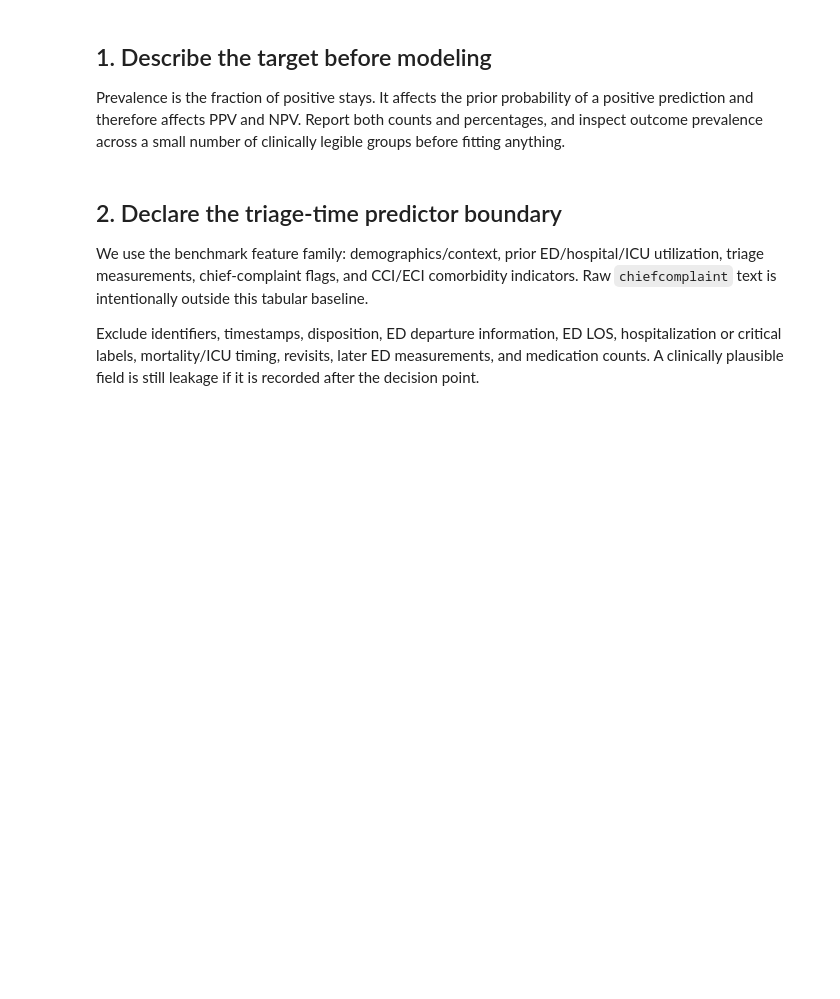
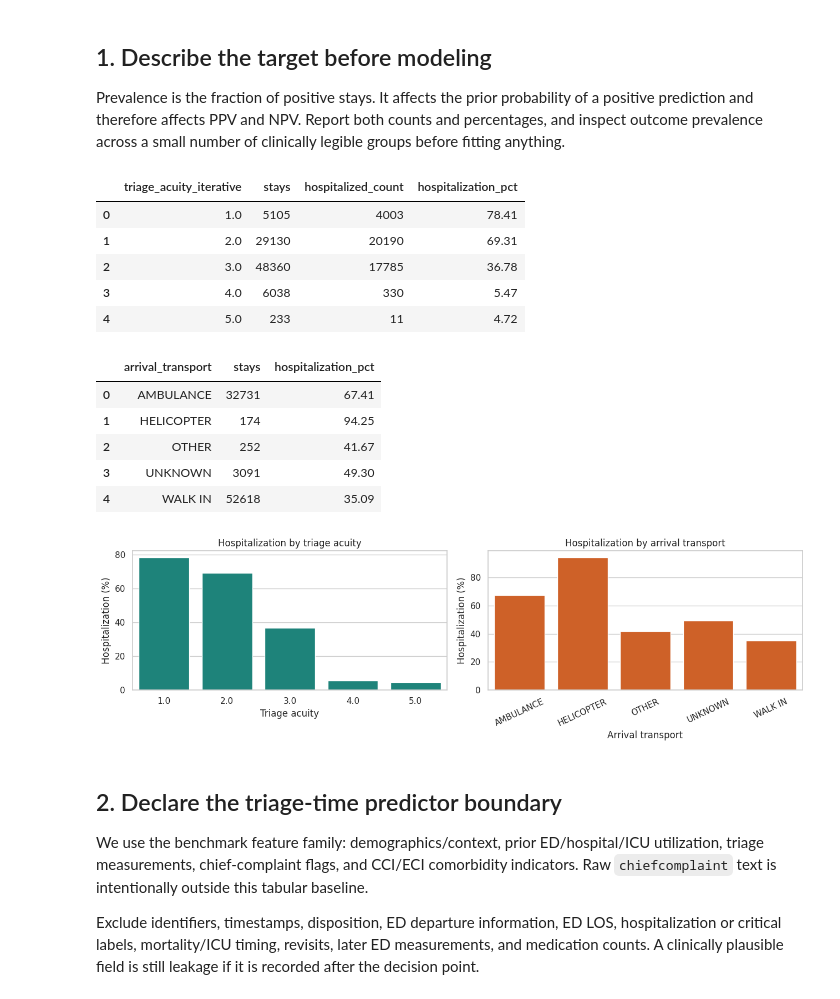
Before and after one commit to waziz786/MedML-toolbox, a Jupyter notebook: notebooks/04_M4_Hospitalization_Analysis.ipynb, the cells around one changed output. Cells and saved outputs as stored; diff of their text form; code cells hidden in the pictures; blank space fills up the shorter version.

```diff
--- a/notebooks/04_M4_Hospitalization_Analysis.ipynb
+++ b/notebooks/04_M4_Hospitalization_Analysis.ipynb
@@ -51,7 +51,7 @@ output_override = os.getenv("MEDML_OUTPUT_DIR")
 OUTPUT_DIR = Path(output_override).expanduser() if output_override else REPO_ROOT / "outputs"
 OUTPUT_DIR.mkdir(parents=True, exist_ok=True)
 
-DATA_PATH = OUTPUT_DIR / "M1_dataset_for_next_module.csv"
+DATA_PATH = OUTPUT_DIR / "/content/M1_dataset_for_next_module (1).csv"
 if not DATA_PATH.exists():
     raise FileNotFoundError(
         "M1 handoff not found. Run Module 1 first, or set MEDML_OUTPUT_DIR "
@@ -76,29 +86,45 @@ display(target_audit.round(2))
 ## 1. Describe the target before modeling
 
 Prevalence is the fraction of positive stays. It affects the prior probability of a positive prediction and therefore affects PPV and NPV. Report both counts and percentages, and inspect outcome prevalence across a small number of clinically legible groups before fitting anything.
+# %%
+df['triage_acuity_iterative']= df['triage_acuity_iterative'].round()
 # %%
 hospitalization_by_acuity = (
-    df.groupby("triage_acuity", dropna=False)
+    df.groupby("triage_acuity_iterative", dropna=False)
     .agg(stays=("stay_id", "size"), hospitalized_count=(TARGET_COLUMN, "sum"), hospitalization_pct=(TARGET_COLUMN, "mean"))
     .reset_index()
 )
 hospitalization_by_acuity["hospitalization_pct"] *= 100
 arrival_hospitalization = (
     df.groupby("arrival_transport", dropna=False)
     .agg(stays=("stay_id", "size"), hospitalization_pct=(TARGET_COLUMN, "mean"))
     .reset_index()
 )
 arrival_hospitalization["hospitalization_pct"] *= 100
 display(hospitalization_by_acuity.round(2))
 display(arrival_hospitalization.round(2))
 fig, axes = plt.subplots(1, 2, figsize=(13, 4))
-sns.barplot(data=hospitalization_by_acuity, x="triage_acuity", y="hospitalization_pct", color="#0d9488", ax=axes[0])
+sns.barplot(data=hospitalization_by_acuity, x="triage_acuity_iterative", y="hospitalization_pct", color="#0d9488", ax=axes[0])
 axes[0].set(title="Hospitalization by triage acuity", xlabel="Triage acuity", ylabel="Hospitalization (%)")
 sns.barplot(data=arrival_hospitalization, x="arrival_transport", y="hospitalization_pct", color="#ea580c", ax=axes[1])
 axes[1].tick_params(axis="x", rotation=25)
 axes[1].set(title="Hospitalization by arrival transport", xlabel="Arrival transport", ylabel="Hospitalization (%)")
 plt.tight_layout()
 plt.show()
+# %% [output]
+|  | triage_acuity_iterative | stays | hospitalized_count | hospitalization_pct |
+| 0 | 1.0 | 5105 | 4003 | 78.41 |
+| 1 | 2.0 | 29130 | 20190 | 69.31 |
+| 2 | 3.0 | 48360 | 17785 | 36.78 |
+| 3 | 4.0 | 6038 | 330 | 5.47 |
+| 4 | 5.0 | 233 | 11 | 4.72 |
+|  | arrival_transport | stays | hospitalization_pct |
+| 0 | AMBULANCE | 32731 | 67.41 |
+| 1 | HELICOPTER | 174 | 94.25 |
+| 2 | OTHER | 252 | 41.67 |
+| 3 | UNKNOWN | 3091 | 49.30 |
+| 4 | WALK IN | 52618 | 35.09 |
+[figure, added]
 # %% [markdown]
 ## 2. Declare the triage-time predictor boundary
 
```
Also changed, not shown: parts of 27 cells of this notebook.
